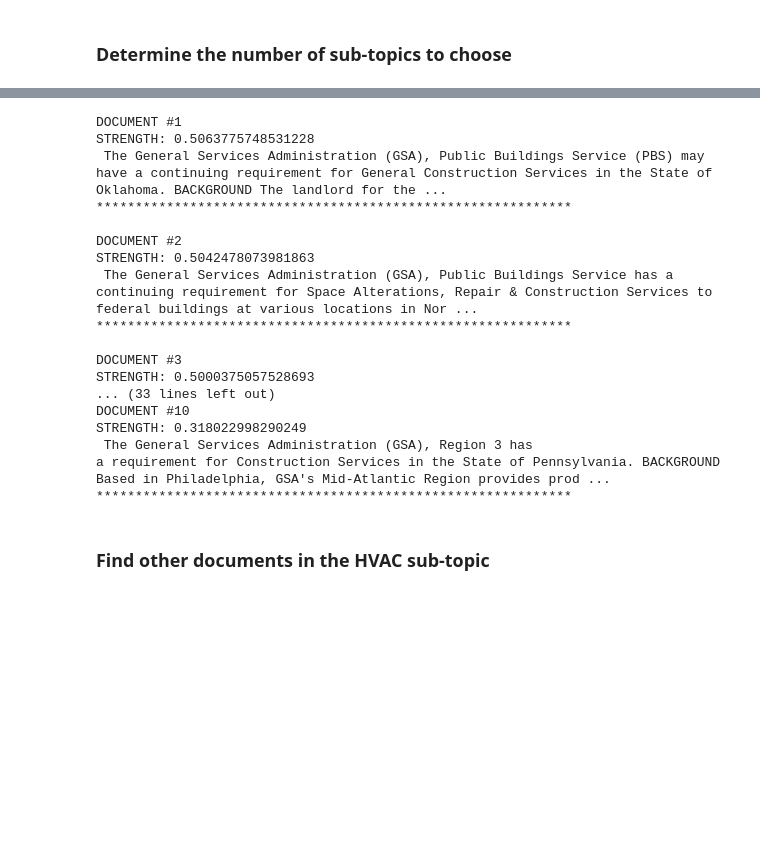
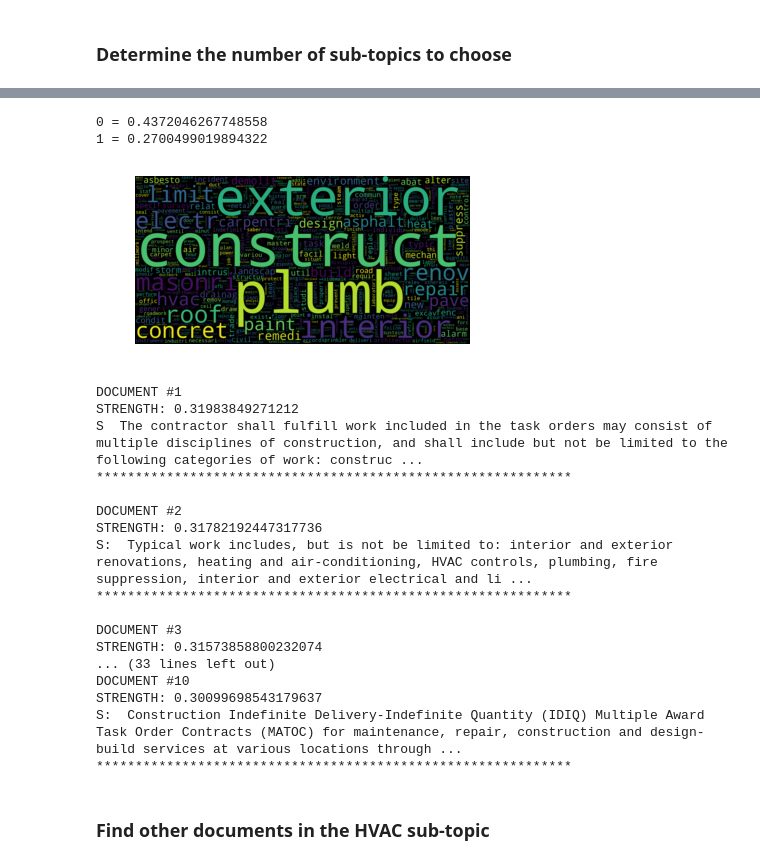
Before and after one commit to mevers303/missionmark, a Jupyter notebook: src/subtopic_poc.ipynb, the cells around one changed output, grey strips where cells are left out. Saved outputs shown, nothing was run; the diff lists cells and outputs as text; code cells hidden in the pictures; blank space fills up the shorter version.

```diff
--- a/src/subtopic_poc.ipynb
+++ b/src/subtopic_poc.ipynb
@@ -109,25 +118,43 @@ Building NMF topics...
 # %%
-construction_nmf = NMF(n_components=10, max_iter=666, random_state=666)
+construction_nmf = NMF(n_components=3, max_iter=666, random_state=666)
 construction_W = construction_nmf.fit_transform(construction_tfidf)
 construction_H = construction_nmf.components_
 construction_W_max = construction_W.max()
-# %%
-top10(3, construction_W, construction_corpus)
-# %% [output]
-DOCUMENT #1
-STRENGTH: 0.5063775748531228
- The General Services Administration (GSA), Public Buildings Service (PBS) may have a continuing requirement for General Construction Services in the State of Oklahoma. BACKGROUND The landlord for the ...
-*************************************************************
-
-DOCUMENT #2
-STRENGTH: 0.5042478073981863
- The General Services Administration (GSA), Public Buildings Service has a continuing requirement for Space Alterations, Repair & Construction Services to federal buildings at various locations in Nor ...
-*************************************************************
-
-DOCUMENT #3
-STRENGTH: 0.5000375057528693
-... (33 lines left out)
-DOCUMENT #10
-STRENGTH: 0.318022998290249
- The General Services Administration (GSA), Region 3 has a requirement for Construction Services in the State of Pennsylvania. BACKGROUND Based in Philadelphia, GSA's Mid-Atlantic Region provides prod ...
-*************************************************************
+# %%
+hvac_i = tfidf.vocabulary_["hvac"]
+n_hvac_topics = np.count_nonzero(construction_H[:, hvac_i])
+hvac_topics = np.argsort(construction_H[:, hvac_i])[::-1][:n_hvac_topics]
+hvac_topics_strength = construction_H[:, hvac_i].flatten()[hvac_topics]
+for topic_i, strength in zip(hvac_topics, hvac_topics_strength):
+    print(topic_i, "=", strength)
+# %% [output]
+0 = 0.4372046267748558
+1 = 0.2700499019894322
+# %%
+topic_i = 0
+wc = WordCloud(background_color="black", max_words=666, width=2000, height=1000)
+wc.fit_words({vocabulary[word_i]: construction_H[topic_i, word_i] for word_i in range(construction_H.shape[1]) if construction_H[topic_i, word_i]})
+plt.imshow(wc, interpolation='bilinear')
+plt.axis("off")
+plt.show()
+
+top10(topic_i, construction_W, construction_corpus)
+# %% [output]
+[figure, added]
+DOCUMENT #1
+STRENGTH: 0.31983849271212
+S  The contractor shall fulfill work included in the task orders may consist of multiple disciplines of construction, and shall include but not be limited to the following categories of work: construc ...
+*************************************************************
+
+DOCUMENT #2
+STRENGTH: 0.31782192447317736
+S:  Typical work includes, but is not be limited to: interior and exterior renovations, heating and air-conditioning, HVAC controls, plumbing, fire suppression, interior and exterior electrical and li ...
+*************************************************************
+
+DOCUMENT #3
+STRENGTH: 0.31573858800232074
+... (33 lines left out)
+DOCUMENT #10
+STRENGTH: 0.30099698543179637
+S:  Construction Indefinite Delivery-Indefinite Quantity (IDIQ) Multiple Award Task Order Contracts (MATOC) for maintenance, repair, construction and design-build services at various locations through ...
+*************************************************************
```
Also changed, not shown: parts of 16 cells of this notebook, 7 other files.
